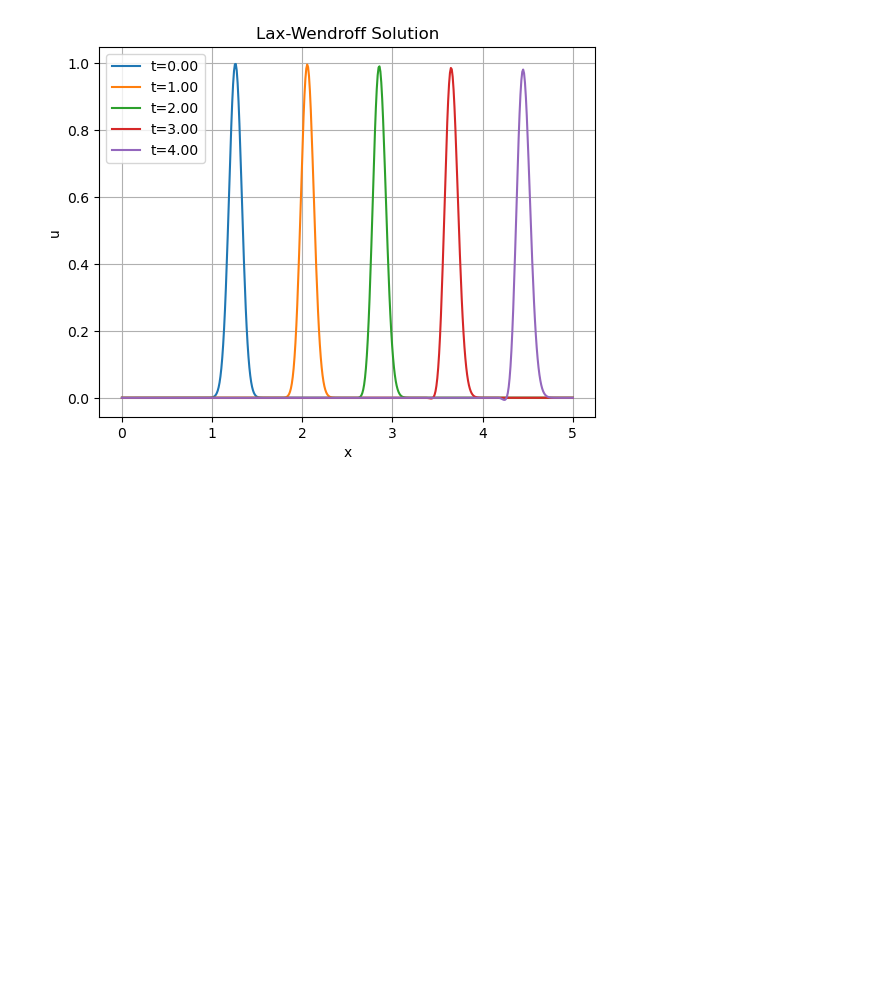
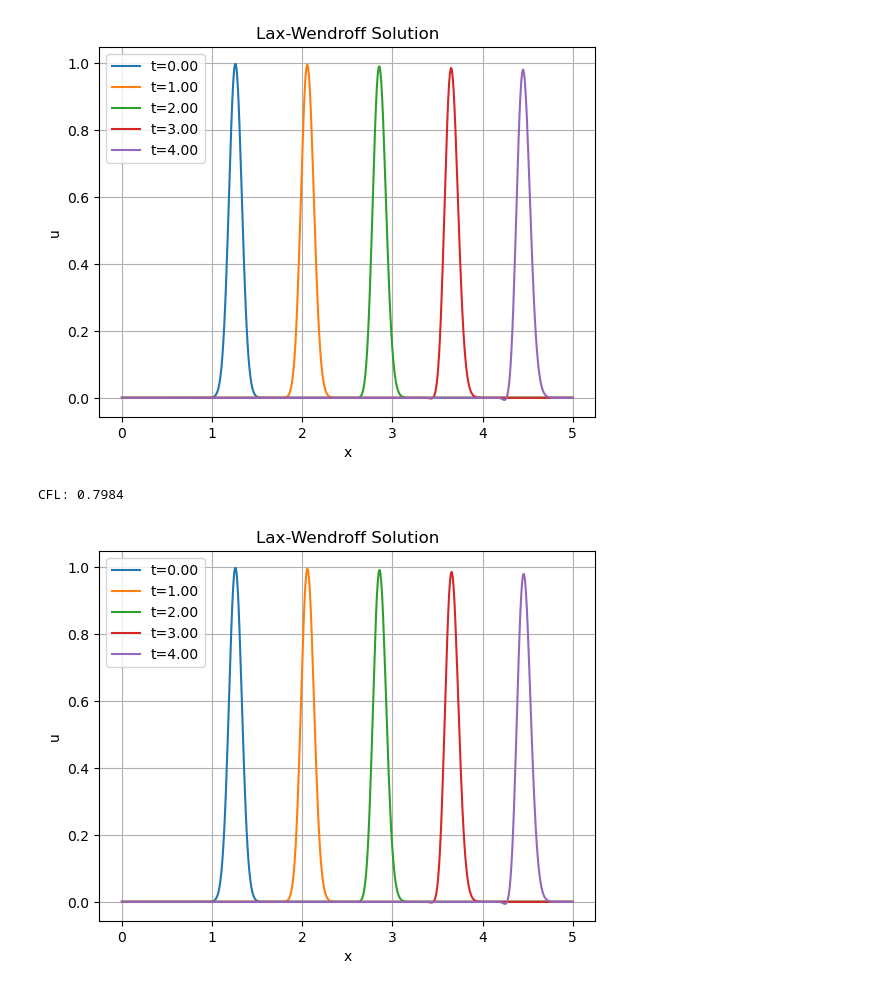
Before and after one commit to chaytonb/Assignment-1-ML-Course, a Jupyter notebook: 1d_advection_lax_wendroff.ipynb, the cells around one changed output. Saved outputs shown, nothing was run; the diff lists cells and outputs as text; code cells hidden in the pictures; blank space fills up the shorter version.

```diff
--- a/1d_advection_lax_wendroff.ipynb
+++ b/1d_advection_lax_wendroff.ipynb
@@ -49,3 +49,47 @@ plt.show()
 # %% [output]
 CFL: 0.7984
 [figure]
+# %%
+# Parameters
+nx = 500  # Number of spatial grid points
+L = 5.0  # Length of the domain
+a = 0.8  # Advection speed
+T = 5.0  # Total simulation time
+dt = 0.01  # Time step
+dx = L / (nx - 1)  # Spatial resolution
+nt = int(T / dt)  # Number of time steps
+CFL = a * dt / dx  # CFL number
+print(f"CFL: {CFL}")
+
+# Grid points
+x = np.linspace(0, L, nx)
+
+# Initial condition: Gaussian pulse
+def initial_condition(x):
+    return np.exp(-((x - L / 4) / 0.1) ** 2)
+
+u = initial_condition(x)  # Initialize solution
+
+# Lax-Wendroff Scheme
+for n in range(nt):
+    # Compute fluxes
+    u[1:-1] = a/2.0*(1+a)*u[:-2] + (1-a**2)*u[1:-1] - a/2.0*(1-a)*u[2:]
+
+    # Periodic boundary conditions
+    u[0] = u[-2]  # Update left boundary
+    u[-1] = u[1]  # Update right boundary
+
+    # Plot every few steps
+    if n % 100 == 0:
+        plt.plot(x, u, label=f"t={n*dt:.2f}")
+
+# Plot the final solution
+plt.xlabel("x")
+plt.ylabel("u")
+plt.title(f"Lax-Wendroff Solution")
+plt.legend()
+plt.grid()
+plt.show()
+# %% [output]
+CFL: 0.7984
+[figure, added]
```
Also changed, not shown: 19 other files.
